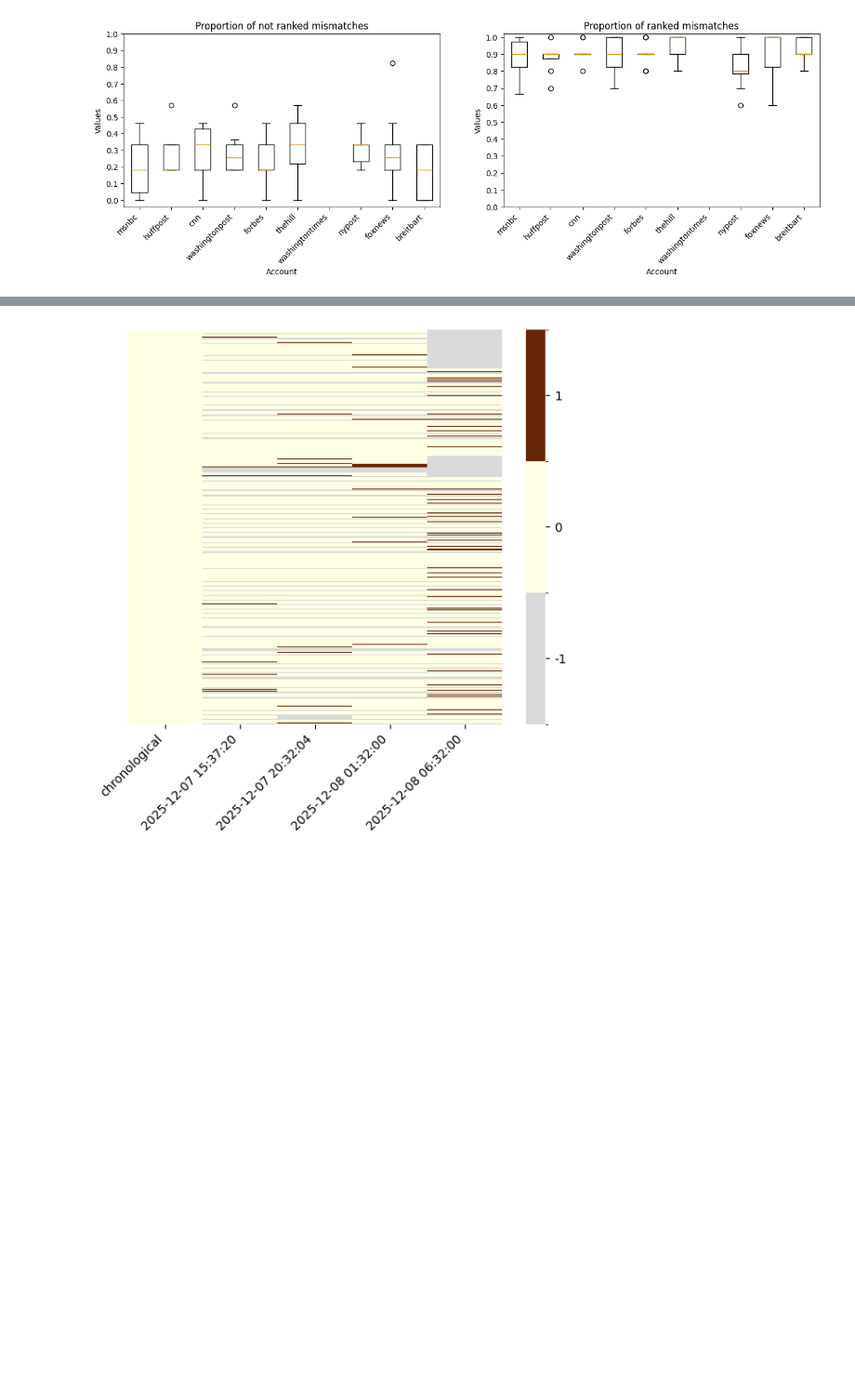
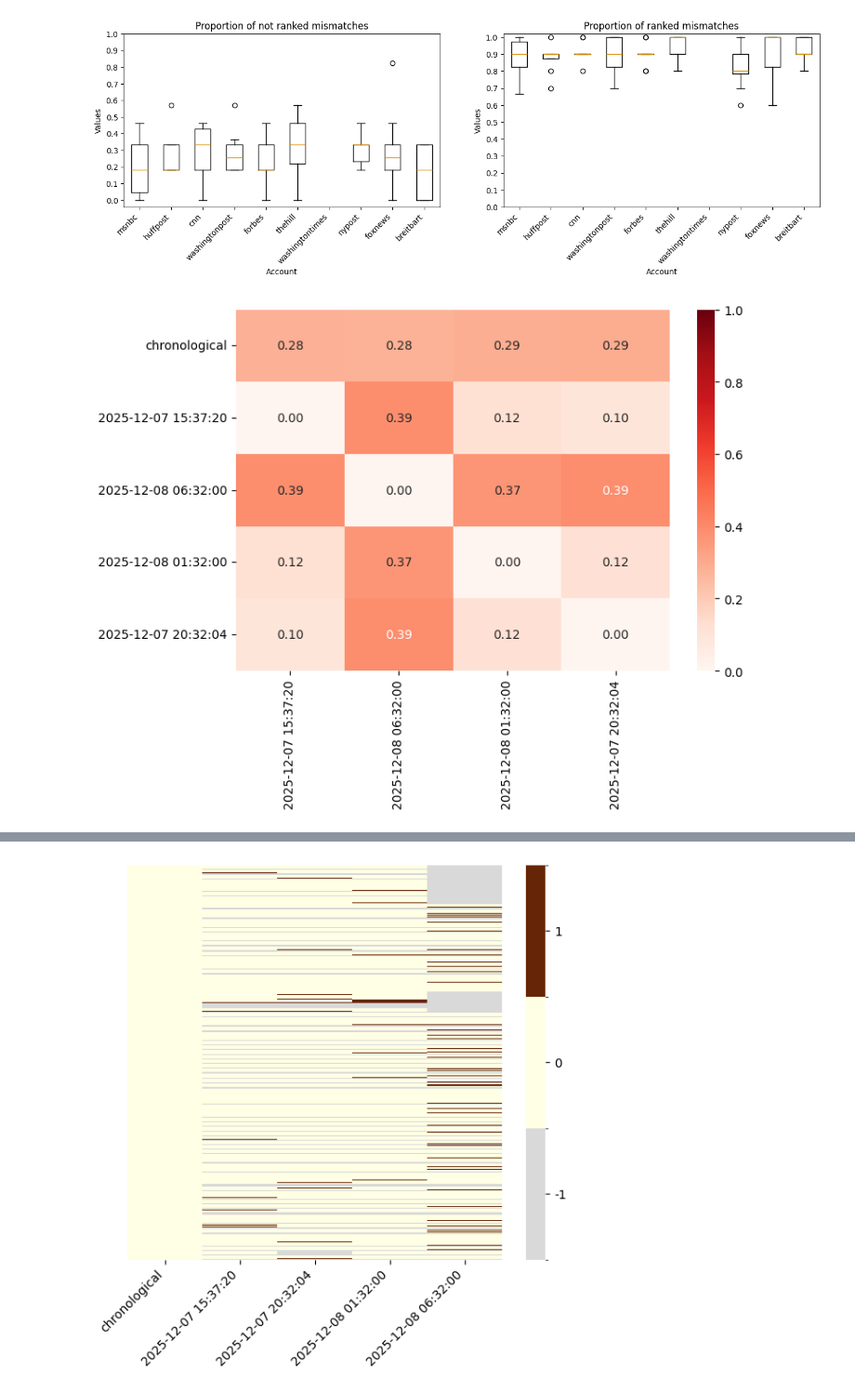
Before and after one commit to nbrahmani/insta-comments, a Jupyter notebook: old_code/initial_stabilisation_checks.ipynb, the cells around one changed output, grey strips where cells are left out. Shown at 93% size. Cells and saved outputs as stored; diff of their text form; code cells hidden in the pictures; blank space fills up the shorter version.

```diff
--- a/stabilisation_checks.ipynb
+++ b/old_code/initial_stabilisation_checks.ipynb
@@ -342,7 +358,8 @@ merged_df.head()
 crawl1 = 'chronological'
 crawl2 = '2025-12-07 15:37:20'
 
-account_fprops_no_rank, account_fprops_rank, temp_df = compute_fprops(crawl1, crawl2, merged_df, all_urls)
+temp_df = merged_df.copy()
+account_fprops_no_rank, account_fprops_rank, temp_df = compute_fprops(crawl1, crawl2, temp_df, all_urls)
 # %%
 accounts = list(account_fprops_no_rank.keys())
 values_no_rank = [account_fprops_no_rank[acc] for acc in accounts]
@@ -369,3 +386,26 @@ ax2.set_yticks(np.arange(0, 1.1, 0.1))
 plt.show()
 # %% [output]
 [figure]
+# %%
+mismatch_no_rank, mismatch_rank = {}, {}
+
+for crawl1 in ['chronological'] + all_crawls:
+    mismatch_no_rank[crawl1] = {}
+    mismatch_rank[crawl1] = {}
+    for crawl2 in all_crawls:
+        mod_df = merged_df.copy()
+        _, _, mod_df = compute_fprops(crawl1, crawl2, mod_df, all_urls)
+
+        temp_df = mod_df[mod_df['comment_num'] == 0]
+        mismatch_no_rank[crawl1][crawl2] = temp_df['fcount_no_rank'].sum() / temp_df['ftrials_no_rank'].sum()
+        mismatch_rank[crawl1][crawl2] = temp_df['fcount_rank'].sum() / temp_df['ftrials_rank'].sum()
+
+mismatch_rank_df = pd.DataFrame.from_dict(mismatch_rank, orient="index")
+mismatch_no_rank_df = pd.DataFrame.from_dict(mismatch_no_rank, orient="index")
+# %%
+plt.figure(figsize=(8, 6))
+sns.heatmap(mismatch_no_rank_df, annot=True, fmt=".2f", cmap="Reds", vmin=0, vmax=1)
+plt.tight_layout()
+plt.show()
+# %% [output]
+[figure, added]
```
Also changed, not shown: parts of 12 cells of this notebook, 14 other files.
